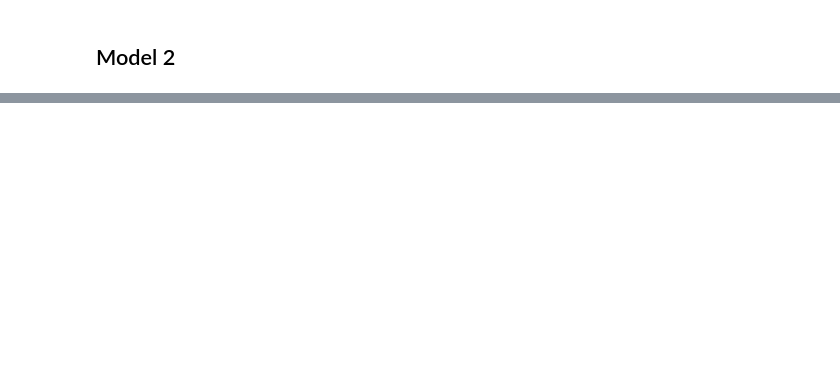
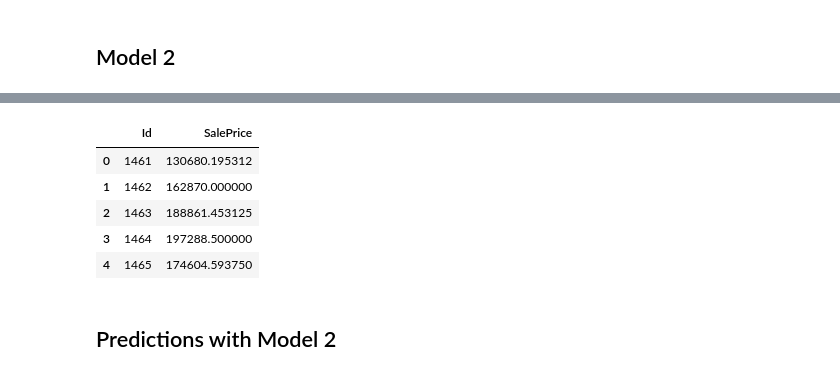
Before and after one commit to benspniz/Advanced-House-Price-Prediction-Kaggle-Competition, a Jupyter notebook: Notebooks/XGBoost.ipynb, the cells around one changed output, grey strips where cells are left out. Drawn from its saved outputs; the diff is of its cells as text; code cells hidden in the pictures; blank space fills up the shorter version.

Commit message:
xgboost initial model created

```diff
--- a/Notebooks/Random_Forest_Regressor.ipynb
+++ b/Notebooks/XGBoost.ipynb
@@ -119,3 +122,3 @@ rf_random = RandomizedSearchCV(estimator = rf, param_distributions = random_grid
 # %%
-rf_random.fit(X_train, y_train)
+xgb_random.fit(X_train, y_train)
 # %% [output]
@@ -387,0 +274,3 @@ rfr3_submission.to_csv(r'C:\Users\Ben\Desktop\Data Science\Kaggle\Advanced House
+# %%
+Id = np.arange(start=1461, stop=2920, step=1)
+xgb0_submission = pd.DataFrame(data = Id, columns = ['Id'])
@@ -387,0 +286,13 @@ rfr3_submission.to_csv(r'C:\Users\Ben\Desktop\Data Science\Kaggle\Advanced House
+# %%
+xgb0_prediction = xgb_random.predict(df_test)
+# %%
+xgb0_submission['SalePrice'] = xgb0_prediction
+# %%
+xgb0_submission.head()
+# %% [output]
+|  | Id | SalePrice |
+| 0 | 1461 | 130680.195312 |
+| 1 | 1462 | 162870.000000 |
+| 2 | 1463 | 188861.453125 |
+| 3 | 1464 | 197288.500000 |
+| 4 | 1465 | 174604.593750 |
@@ -387,0 +301,2 @@ rfr3_submission.to_csv(r'C:\Users\Ben\Desktop\Data Science\Kaggle\Advanced House
+# %% [markdown]
+## Predictions with Model 2
```
Also changed, not shown: parts of 66 cells of this notebook, 6 other files.
